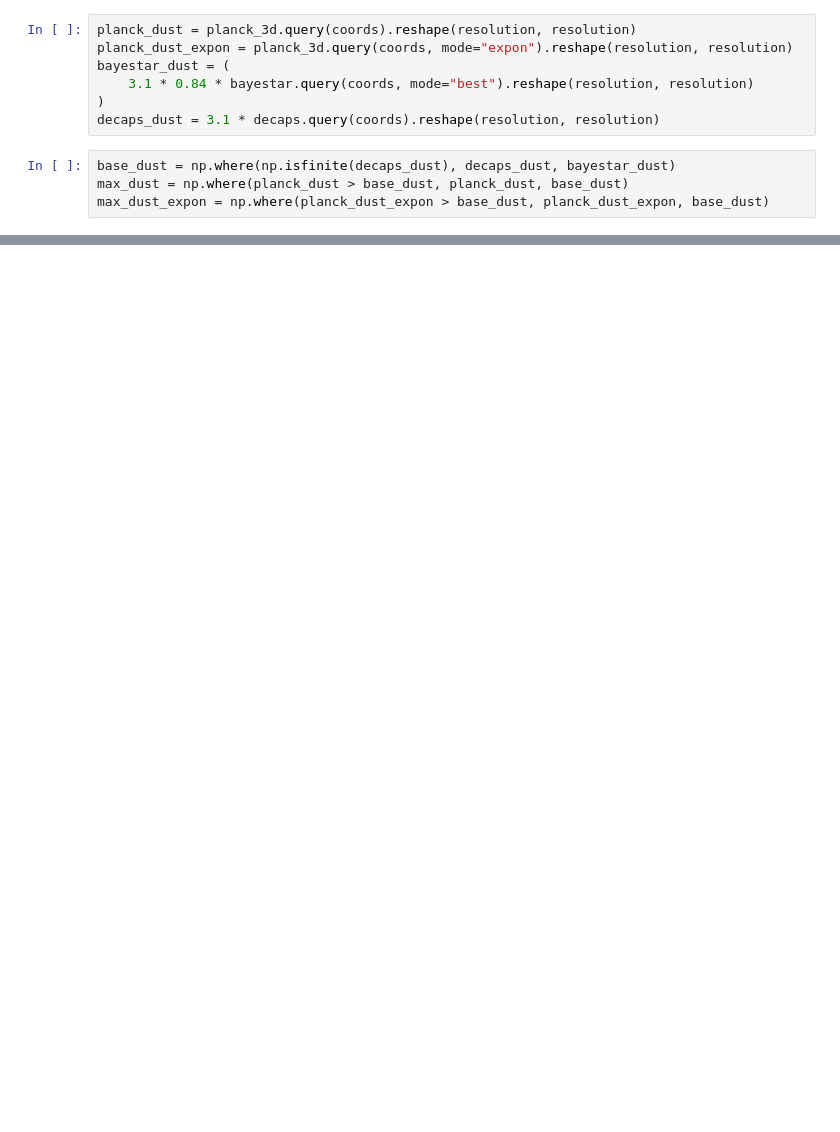
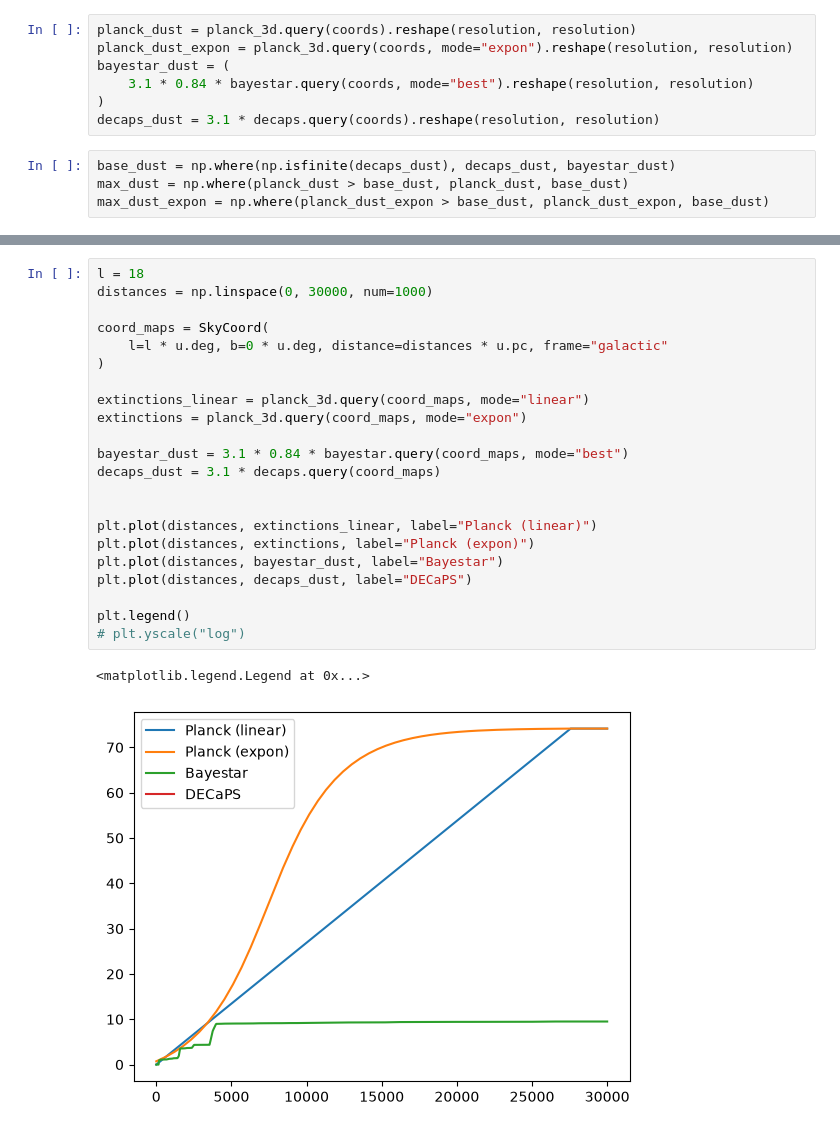
Before and after one commit to emilyhunt/gaianir-open-clusters, a Jupyter notebook: prototypes/dust_model/planck_map.ipynb, the cells around one changed output, grey strips where cells are left out. Cells and saved outputs as stored; diff of their text form; blank space fills up the shorter version.

```diff
--- a/prototypes/dust_model/planck_map.ipynb
+++ b/prototypes/dust_model/planck_map.ipynb
@@ -296,0 +323,25 @@ ax[4].set(title="Best / Bayestar19+DECaPS")
+# %%
+l = 18
+distances = np.linspace(0, 30000, num=1000)
+
+coord_maps = SkyCoord(
+    l=l * u.deg, b=0 * u.deg, distance=distances * u.pc, frame="galactic"
+)
+
+extinctions_linear = planck_3d.query(coord_maps, mode="linear")
+extinctions = planck_3d.query(coord_maps, mode="expon")
+
+bayestar_dust = 3.1 * 0.84 * bayestar.query(coord_maps, mode="best")
+decaps_dust = 3.1 * decaps.query(coord_maps)
+
+
+plt.plot(distances, extinctions_linear, label="Planck (linear)")
+plt.plot(distances, extinctions, label="Planck (expon)")
+plt.plot(distances, bayestar_dust, label="Bayestar")
+plt.plot(distances, decaps_dust, label="DECaPS")
+
+plt.legend()
+# plt.yscale("log")
+# %% [output]
+<matplotlib.legend.Legend at 0x...>
+[figure, added]
```
Also changed, not shown: parts of 10 cells of this notebook, 1 other file.
